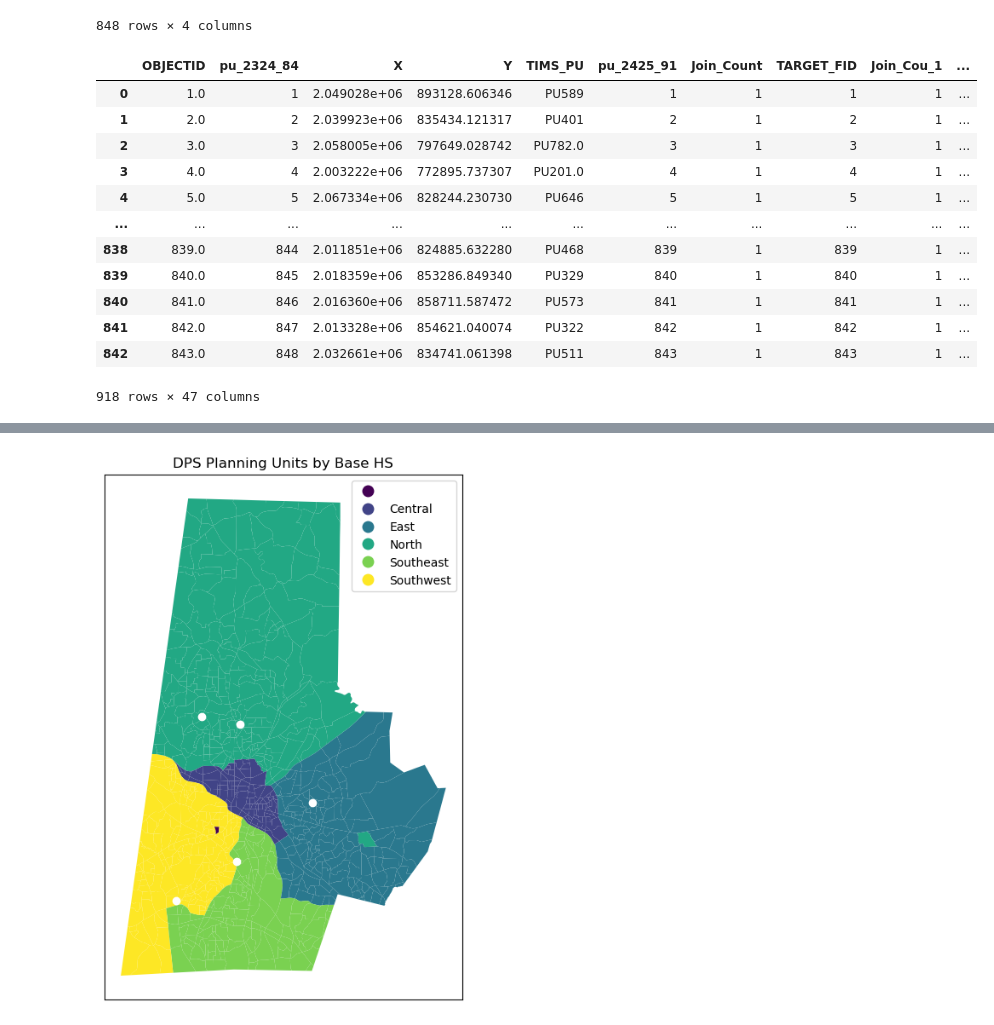
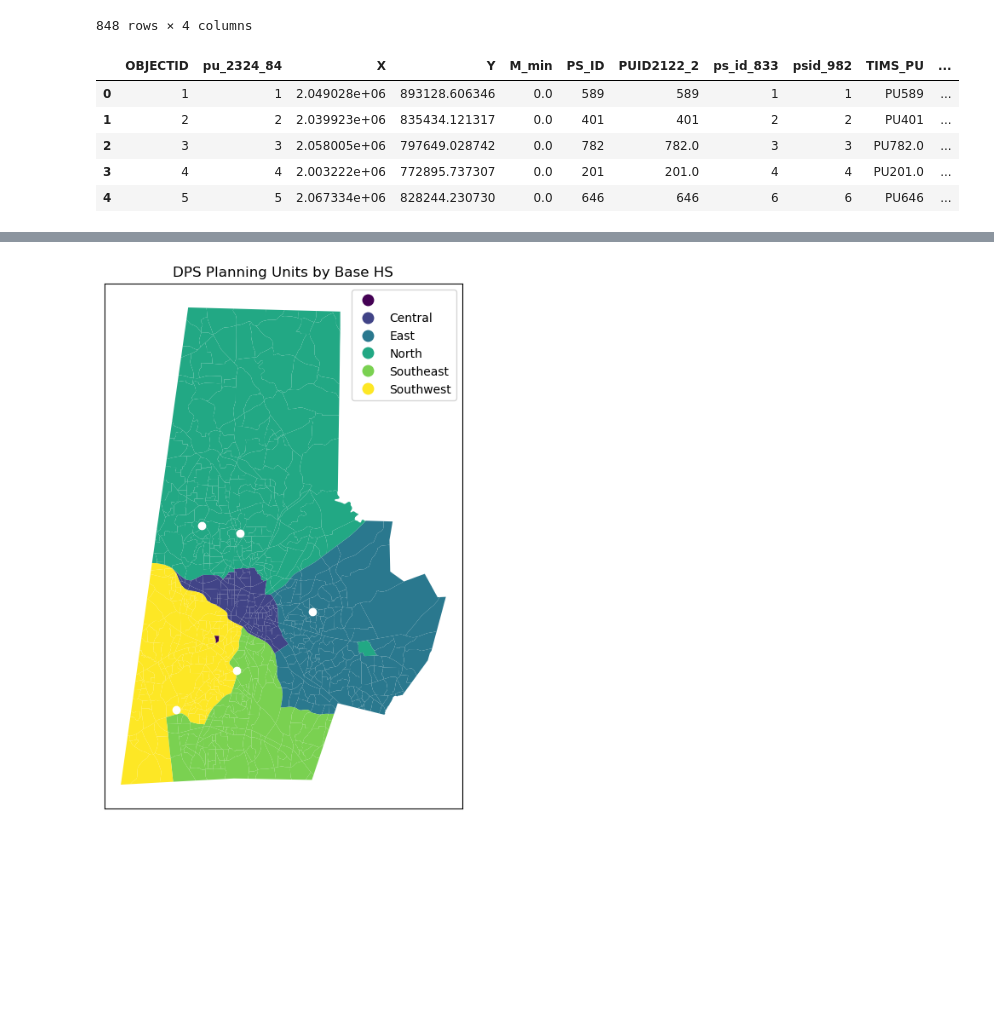
Before and after one commit to olublin/DPS-Planning, a Jupyter notebook: Base_Projection.ipynb, the cells around one changed output, grey strips where cells are left out. Cells and saved outputs as stored; diff of their text form; code cells hidden in the pictures; blank space fills up the shorter version.

```diff
--- a/Base_Projection.ipynb
+++ b/Base_Projection.ipynb
@@ -45,26 +45,17 @@ hs_2028_full
 | 847 | 848 | 8.0 | 7.0 | 1.0 |
 848 rows × 4 columns
 # %%
-#read in the planning units and their centroids
-dps_pu = gpd.read_file(r'C:\\Users\\olubl\\OneDrive\\College\\Data+\\DPS-Planning\\PU_2425_918\\PU_2425_918.shp').rename(columns={'pu_2324_848':'pu_2324_84'})
+#read in the planning units
+dps_pu = gpd.read_file(r'C:\\Users\\olubl\\OneDrive\\College\\Data+\\DPS-Planning\\pu_2324_848.geojson').rename(columns={'pu_2324_848':'pu_2324_84'})
 dps_pu = dps_pu.to_crs(epsg = 3857).sort_values(by='pu_2324_84')
-dps_pu['centroid'] = dps_pu['geometry'].centroid
-dps_pu
-#WHY IS THERE 918 ROWS??
+dps_pu.head()
 # %% [output]
-|  | OBJECTID | pu_2324_84 | X | Y | TIMS_PU | pu_2425_91 | Join_Count | TARGET_FID | Join_Cou_1 | ... |
-| 0 | 1.0 | 1 | 2.049028e+06 | 893128.606346 | PU589 | 1 | 1 | 1 | 1 | ... |
-| 1 | 2.0 | 2 | 2.039923e+06 | 835434.121317 | PU401 | 2 | 1 | 2 | 1 | ... |
-| 2 | 3.0 | 3 | 2.058005e+06 | 797649.028742 | PU782.0 | 3 | 1 | 3 | 1 | ... |
-| 3 | 4.0 | 4 | 2.003222e+06 | 772895.737307 | PU201.0 | 4 | 1 | 4 | 1 | ... |
-| 4 | 5.0 | 5 | 2.067334e+06 | 828244.230730 | PU646 | 5 | 1 | 5 | 1 | ... |
-| ... | ... | ... | ... | ... | ... | ... | ... | ... | ... | ... |
-| 838 | 839.0 | 844 | 2.011851e+06 | 824885.632280 | PU468 | 839 | 1 | 839 | 1 | ... |
-| 839 | 840.0 | 845 | 2.018359e+06 | 853286.849340 | PU329 | 840 | 1 | 840 | 1 | ... |
-| 840 | 841.0 | 846 | 2.016360e+06 | 858711.587472 | PU573 | 841 | 1 | 841 | 1 | ... |
-| 841 | 842.0 | 847 | 2.013328e+06 | 854621.040074 | PU322 | 842 | 1 | 842 | 1 | ... |
-| 842 | 843.0 | 848 | 2.032661e+06 | 834741.061398 | PU511 | 843 | 1 | 843 | 1 | ... |
+|  | OBJECTID | pu_2324_84 | X | Y | M_min | PS_ID | PUID2122_2 | ps_id_833 | psid_982 | TIMS_PU | ... |
+| 0 | 1 | 1 | 2.049028e+06 | 893128.606346 | 0.0 | 589 | 589 | 1 | 1 | PU589 | ... |
+| 1 | 2 | 2 | 2.039923e+06 | 835434.121317 | 0.0 | 401 | 401 | 2 | 2 | PU401 | ... |
+| 2 | 3 | 3 | 2.058005e+06 | 797649.028742 | 0.0 | 782 | 782.0 | 3 | 3 | PU782.0 | ... |
+| 3 | 4 | 4 | 2.003222e+06 | 772895.737307 | 0.0 | 201 | 201.0 | 4 | 4 | PU201.0 | ... |
+| 4 | 5 | 5 | 2.067334e+06 | 828244.230730 | 0.0 | 646 | 646 | 6 | 6 | PU646 | ... |
-918 rows × 47 columns
 # %%
 #read in the school locations
 dps_base = gpd.read_file(r'C:\\Users\\olubl\\OneDrive\\College\\Data+\\DPS-Planning\\dps_base_2324.geojson')
```
Also changed, not shown: parts of 5 cells of this notebook.
